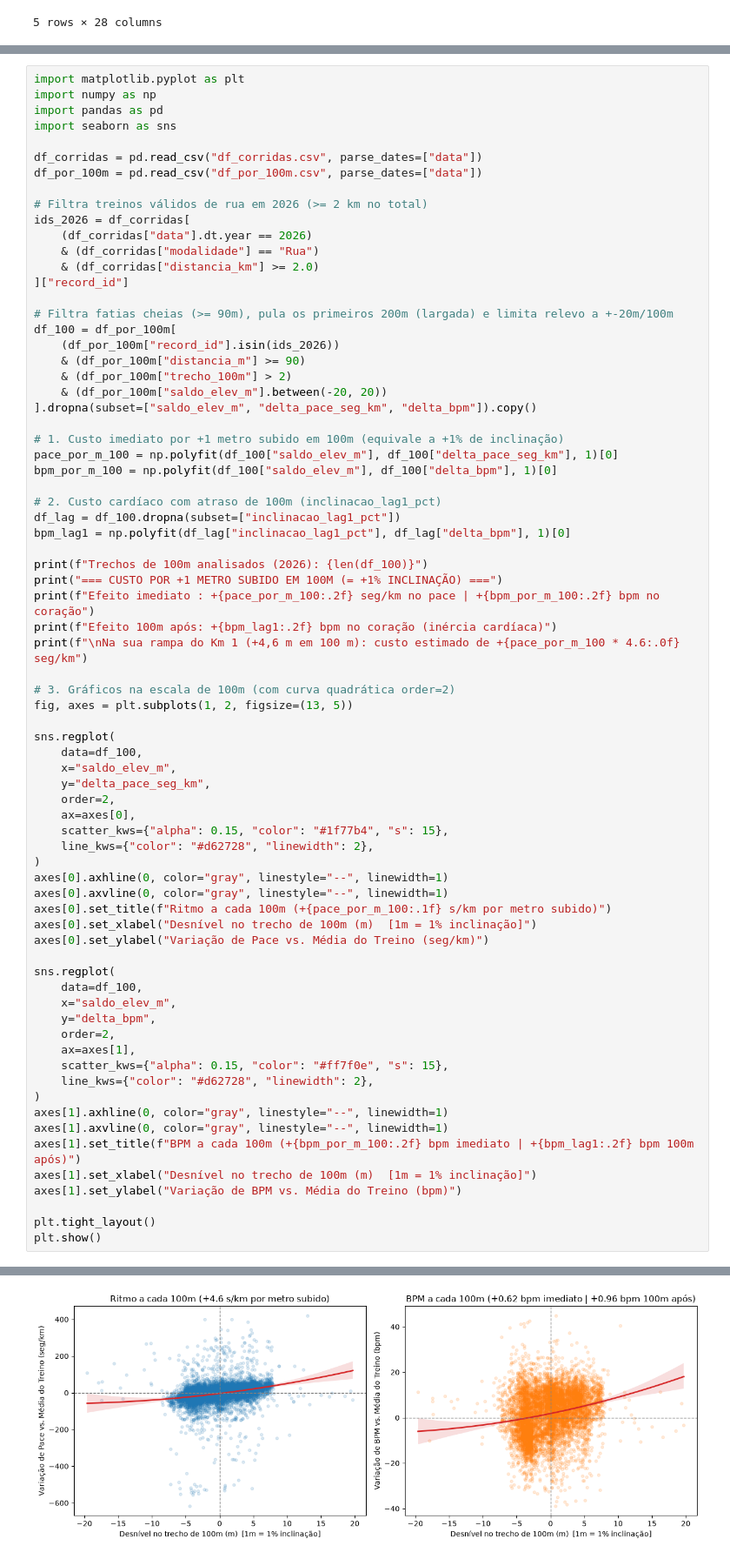
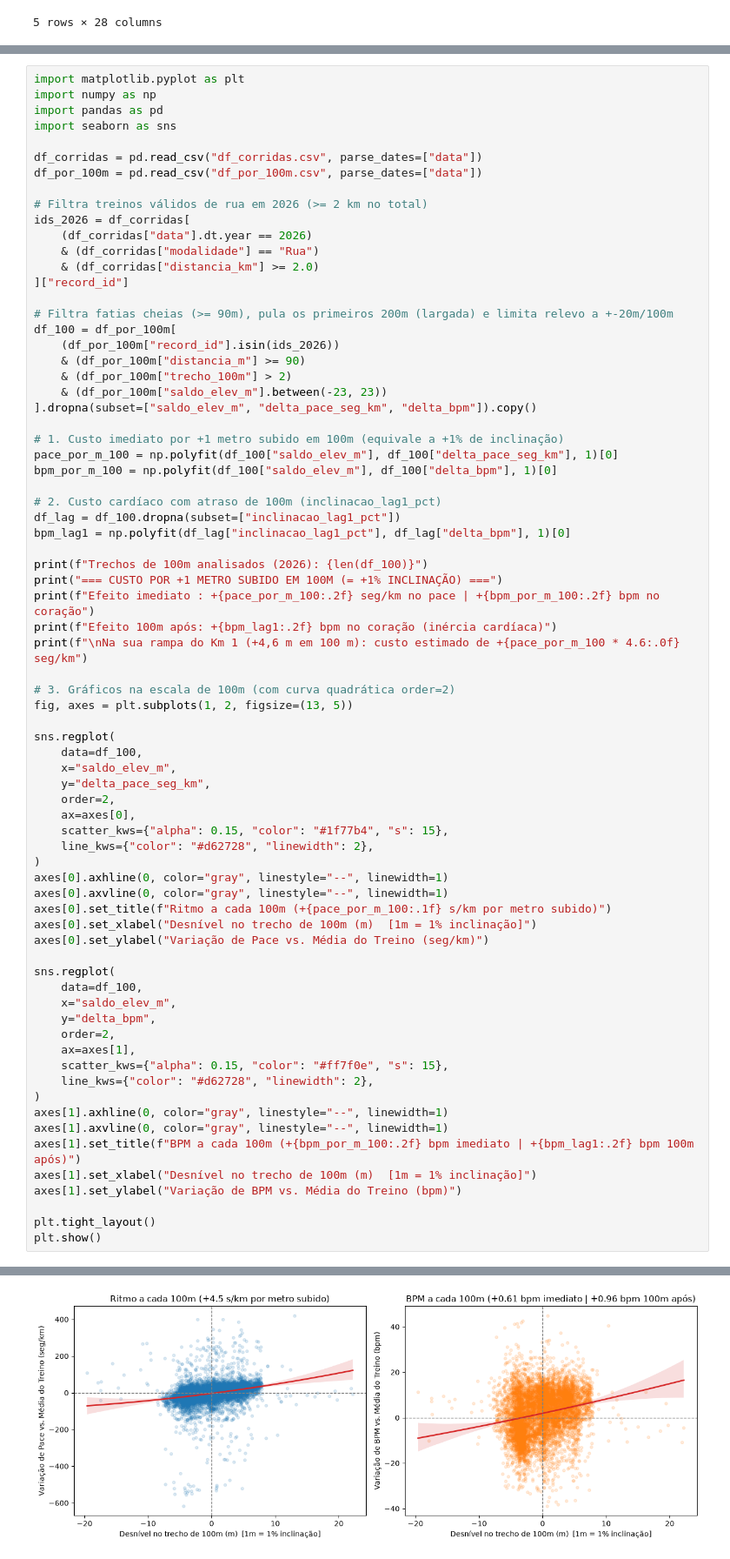
Before and after one commit to matheusgomes2020/An-lise-de-desempenho-em-corridas, a Jupyter notebook: analise_corridas.ipynb, the cells around one changed output, grey strips where cells are left out. Shown at 87% size. Saved outputs shown, nothing was run; the diff lists cells and outputs as text.

```diff
--- a/analise_corridas.ipynb
+++ b/analise_corridas.ipynb
@@ -305,7 +521,7 @@ df_100 = df_por_100m[
     (df_por_100m["record_id"].isin(ids_2026))
     & (df_por_100m["distancia_m"] >= 90)
     & (df_por_100m["trecho_100m"] > 2)
-    & (df_por_100m["saldo_elev_m"].between(-20, 20))
+    & (df_por_100m["saldo_elev_m"].between(-23, 23))
 ].dropna(subset=["saldo_elev_m", "delta_pace_seg_km", "delta_bpm"]).copy()
 
 # 1. Custo imediato por +1 metro subido em 100m (equivale a +1% de inclinação)
@@ -364,7 +580,7 @@ Efeito imediato : +4.56 seg/km no pace | +0.62 bpm no coração
 Efeito 100m após: +0.96 bpm no coração (inércia cardíaca)
 
 Na sua rampa do Km 1 (+4,6 m em 100 m): custo estimado de +21 seg/km
-[figure, old version]
+[figure, new version]
 # %%
 import pandas as pd
 
```
Also changed, not shown: parts of 14 cells of this notebook.
